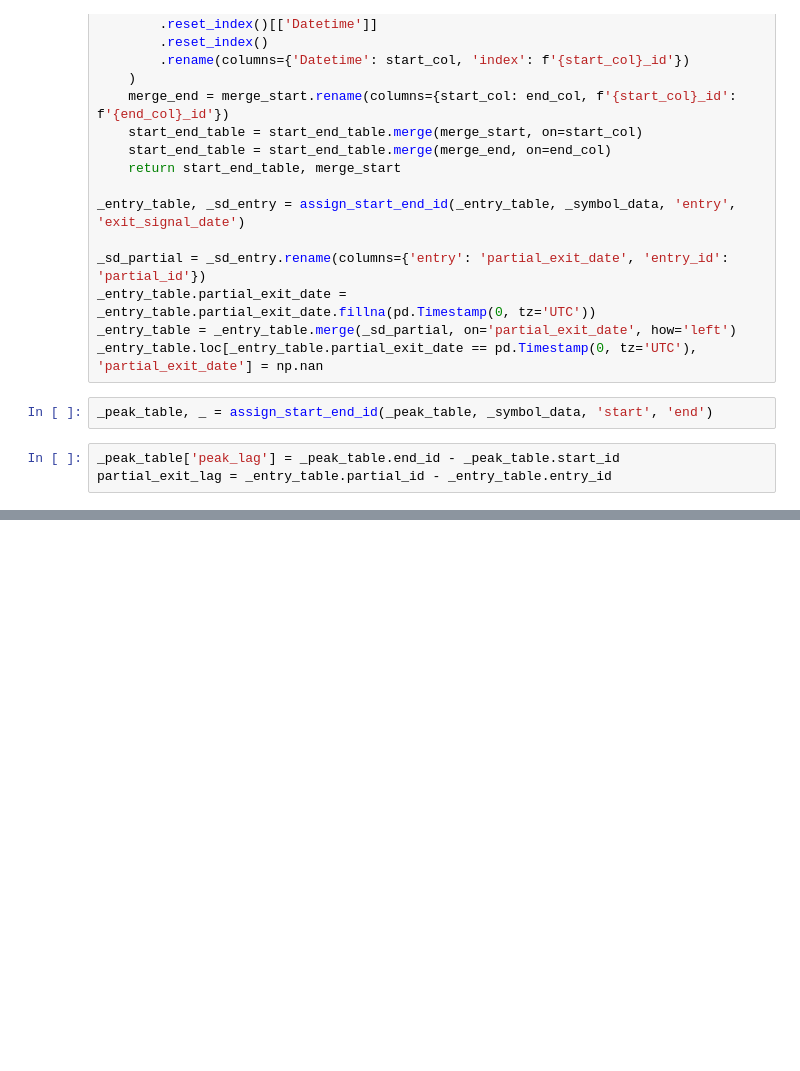
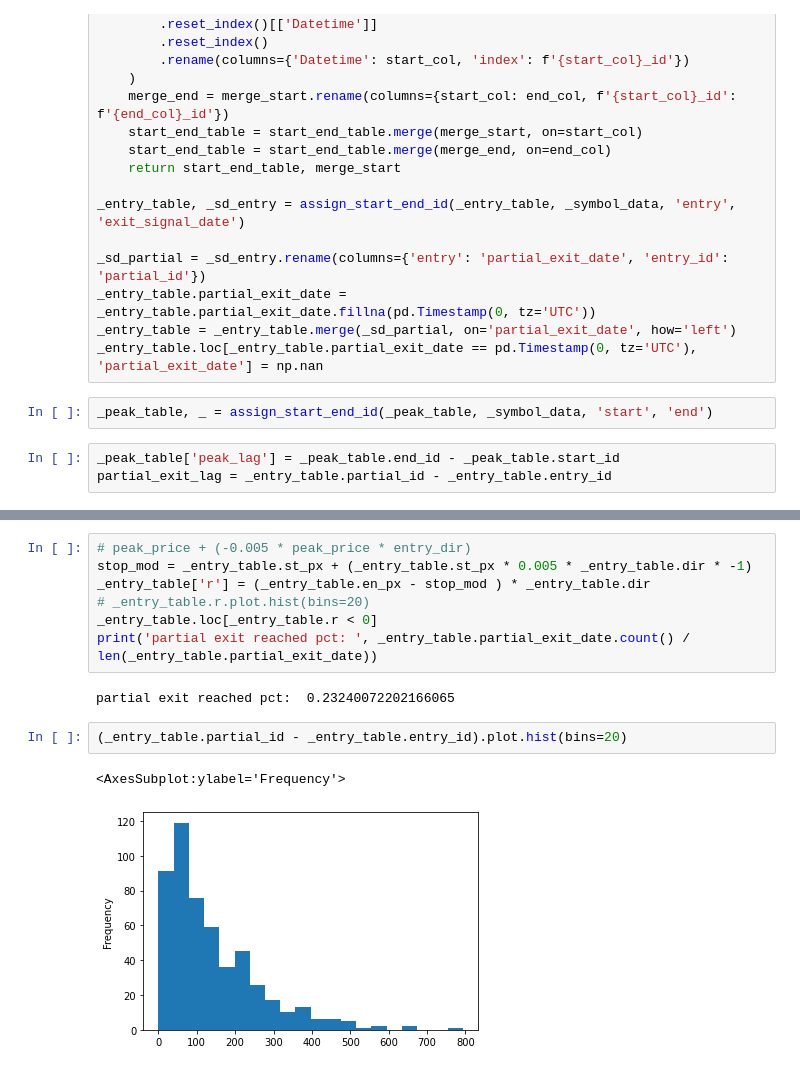
Before and after one commit to bjahnke/blue_bird_pms, a Jupyter notebook: src/backtester.ipynb, the cells around one changed output, grey strips where cells are left out. Saved outputs shown, nothing was run; the diff lists cells and outputs as text; blank space fills up the shorter version.

```diff
--- a/src/backtester.ipynb
+++ b/src/backtester.ipynb
@@ -192,0 +194,14 @@ _peak_table.loc[(_peak_table.lvl == 3) & (_peak_table.peak_lag > 200)]
+# %%
+# peak_price + (-0.005 * peak_price * entry_dir)
+stop_mod = _entry_table.st_px + (_entry_table.st_px * 0.005 * _entry_table.dir * -1)
+_entry_table['r'] = (_entry_table.en_px - stop_mod ) * _entry_table.dir
+# _entry_table.r.plot.hist(bins=20)
+_entry_table.loc[_entry_table.r < 0]
+print('partial exit reached pct: ', _entry_table.partial_exit_date.count() / len(_entry_table.partial_exit_date))
+# %% [output]
+partial exit reached pct:  0.23240072202166065
+# %%
+(_entry_table.partial_id - _entry_table.entry_id).plot.hist(bins=20)
+# %% [output]
+<AxesSubplot:ylabel='Frequency'>
+[figure, added]
```
Also changed, not shown: parts of 13 cells of this notebook, 2 other files.
